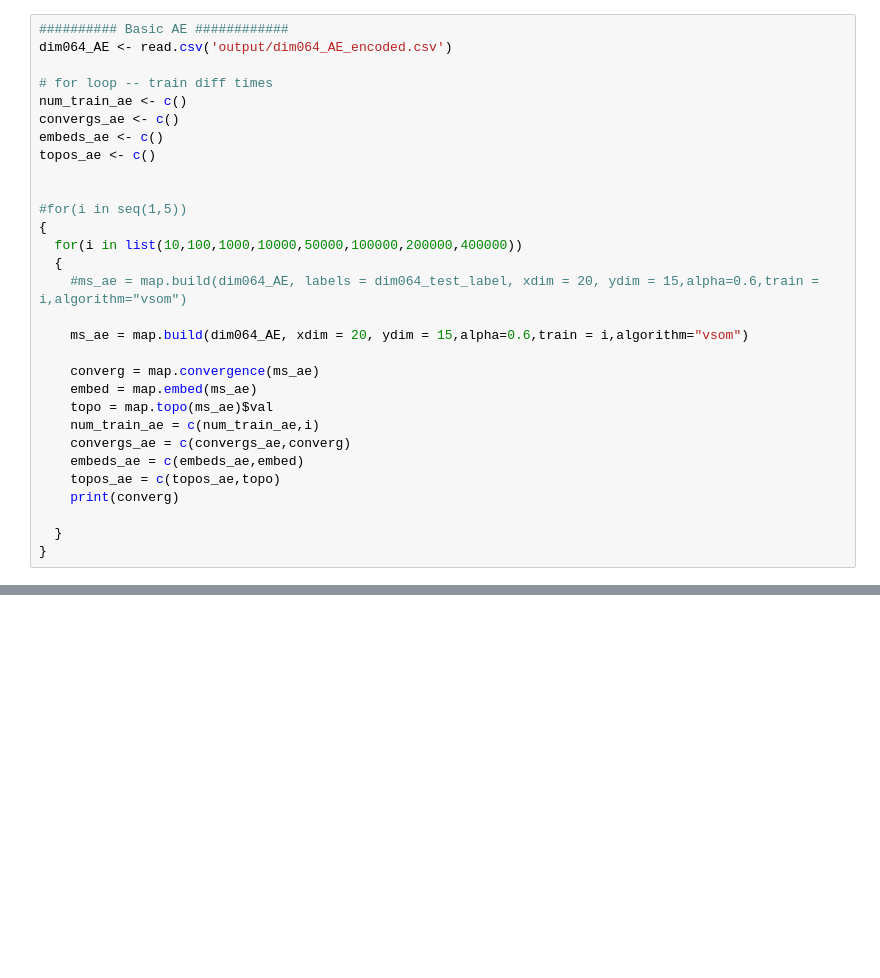
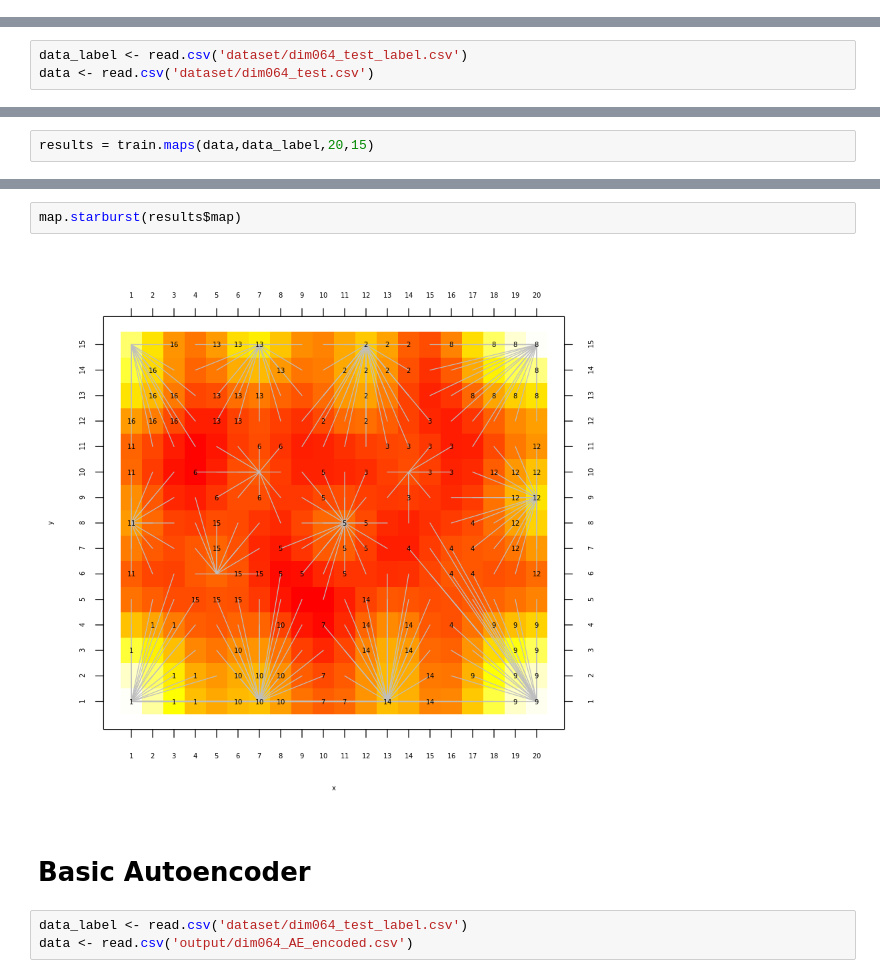
Before and after one commit to lutzhamel/DeepNeuralMaps, a Jupyter notebook: dim064_som.ipynb, the cells around one changed output, grey strips where cells are left out. Drawn from its saved outputs; the diff is of its cells as text; blank space fills up the shorter version.

```diff
--- a/dim064_som.ipynb
+++ b/dim064_som.ipynb
@@ -65,30 +16,0 @@ ggplot(plotdata,aes(x = log2(num_train), y = topos)) + geom_point() + ylim(0,1)
-# %%
-########## Basic AE ############
-dim064_AE <- read.csv('output/dim064_AE_encoded.csv')
-
-# for loop -- train diff times
-num_train_ae <- c()
-convergs_ae <- c()
-embeds_ae <- c()
-topos_ae <- c()
-
-
-#for(i in seq(1,5))
-{
-  for(i in list(10,100,1000,10000,50000,100000,200000,400000))
-  {
-    #ms_ae = map.build(dim064_AE, labels = dim064_test_label, xdim = 20, ydim = 15,alpha=0.6,train = i,algorithm="vsom")
-
-    ms_ae = map.build(dim064_AE, xdim = 20, ydim = 15,alpha=0.6,train = i,algorithm="vsom")
-
-    converg = map.convergence(ms_ae)
-    embed = map.embed(ms_ae)
-    topo = map.topo(ms_ae)$val
-    num_train_ae = c(num_train_ae,i)
-    convergs_ae = c(convergs_ae,converg)
-    embeds_ae = c(embeds_ae,embed)
-    topos_ae = c(topos_ae,topo)
-    print(converg)
-
-  }
-}
@@ -354,0 +115,3 @@ plotdata = read.csv('./paper/dim064_plot/plotdim064.csv',sep = "")
+# %%
+data_label <- read.csv('dataset/dim064_test_label.csv')
+data <- read.csv('dataset/dim064_test.csv')
@@ -354,0 +124,2 @@ plotdata = read.csv('./paper/dim064_plot/plotdim064.csv',sep = "")
+# %%
+results = train.maps(data,data_label,20,15)
@@ -354,0 +138,9 @@ plotdata = read.csv('./paper/dim064_plot/plotdim064.csv',sep = "")
+# %%
+map.starburst(results$map)
+# %% [output]
+[figure, added]
+# %% [markdown]
+# Basic Autoencoder
+# %%
+data_label <- read.csv('dataset/dim064_test_label.csv')
+data <- read.csv('output/dim064_AE_encoded.csv')
```
Also changed, not shown: parts of 64 cells of this notebook, 17 other files.
